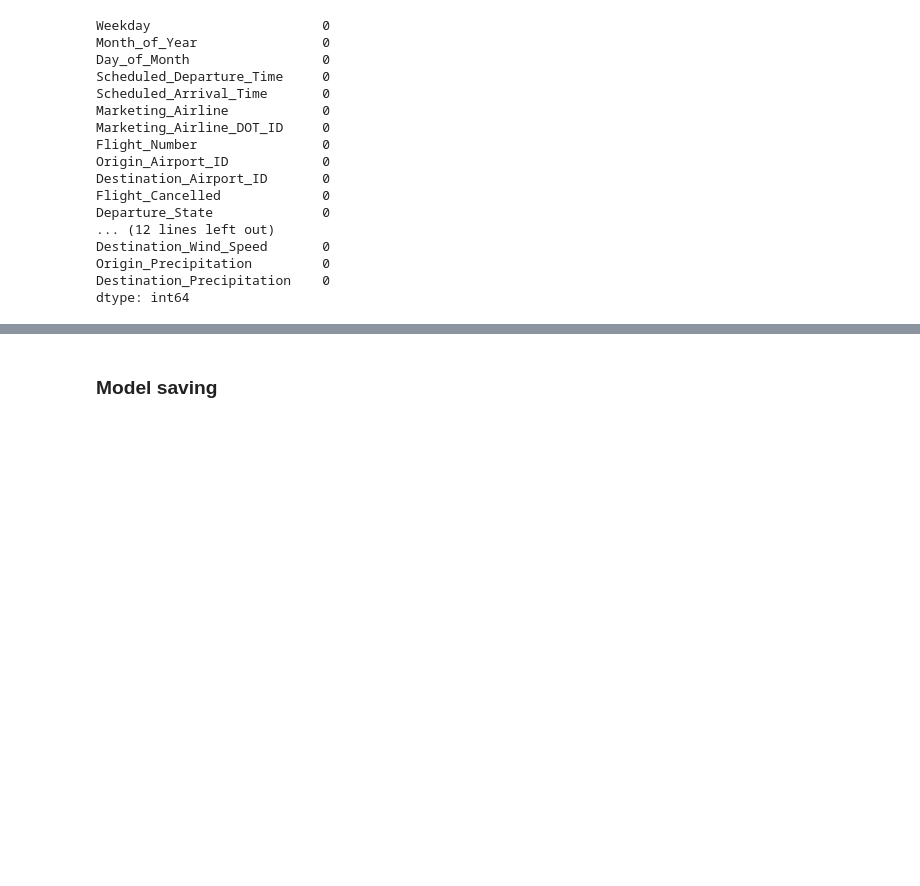
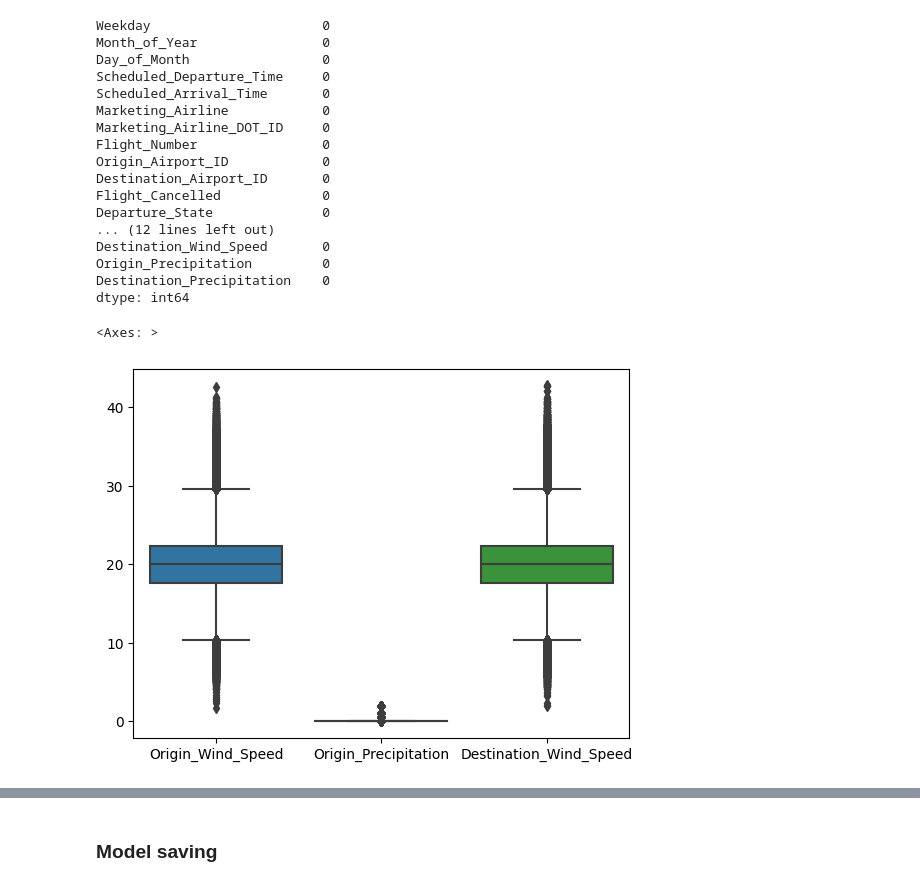
Before and after one commit to kora11e/Regression-and-Classification-ML-models, a Jupyter notebook: regression_model.ipynb, the cells around one changed output, grey strips where cells are left out. Saved outputs shown, nothing was run; the diff lists cells and outputs as text; code cells hidden in the pictures; blank space fills up the shorter version.

```diff
--- a/regression_model.ipynb
+++ b/regression_model.ipynb
@@ -69,10 +69,7 @@ The percentage of reduced rows is 838241 * 100 / 1631327 which gives us 51,38%.
 # %%
 X_train = delays_train.drop('Arrival_Delay', axis=1)
 X_test = delays_test
-y = delays_train['Arrival_Delay']
-print(y.dtypes)
-print(y)
-print('\n' + f"Number of predicted variables: {len(y.dtypes) + 1}")
-print(f"Number of predicting variables: {len(X.dtypes)}")
+y_true = delays_train['Arrival_Delay']
+print(y_true.dtypes)
 # %% [output]
 float64
@@ -186,3 +171,8 @@ Destination_Wind_Speed       0
 Origin_Precipitation         0
 Destination_Precipitation    0
 dtype: int64
+# %%
+sb.boxplot(data=X_train[['Origin_Wind_Speed', 'Origin_Precipitation', 'Destination_Wind_Speed']])
+# %% [output]
+<Axes: >
+[figure, added]
```
Also changed, not shown: parts of 26 cells of this notebook, 4 other files.
